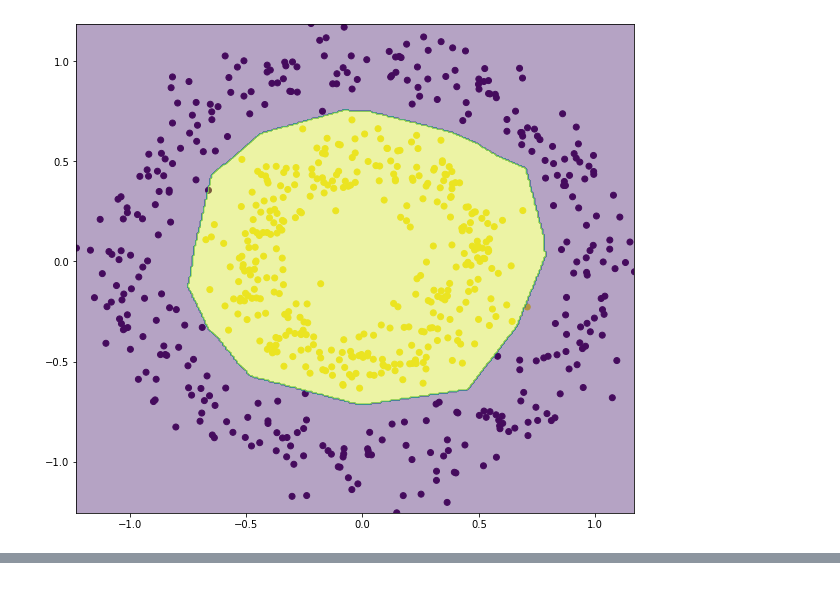
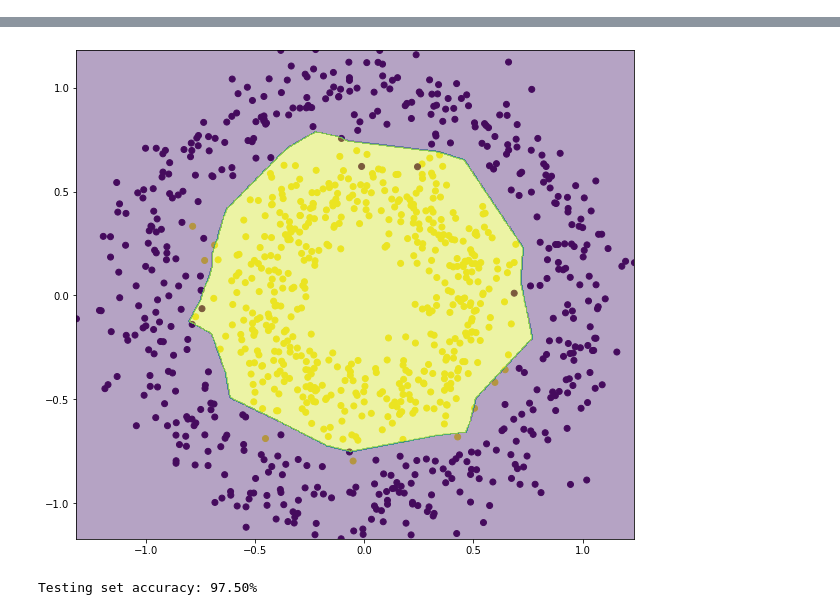
Before and after one commit to Mruzik1/NN-From-Scratch, a Jupyter notebook: src/new_neural_network.ipynb, the cells around one changed output, grey strips where cells are left out. Cells and saved outputs as stored; diff of their text form; code cells hidden in the pictures.

```diff
--- a/src/new_neural_network.ipynb
+++ b/src/new_neural_network.ipynb
@@ -195,2 +192,0 @@ draw_decision_boundary(network, X, y)
-# %%
-network.fit(X, y, criterion, epochs=500)
@@ -202,4 +193,4 @@ network.fit(X, y, criterion, epochs=500)
-# %%
-draw_decision_boundary(network, X, y)
-# %% [output]
-[figure, removed]
+# %%
+network.fit(X_train, y_train, criterion, epochs=1000, batch_size=64)
+draw_decision_boundary(network, X, y)
+# %% [output]
@@ -205,0 +203,6 @@ draw_decision_boundary(network, X, y)
+[figure, added]
+# %%
+acc = np.count_nonzero(network.predict(X_test).squeeze(axis=1) == y_test)/len(y_test)
+print(f'Testing set accuracy: {acc*100:.2f}%')
+# %% [output]
+Testing set accuracy: 97.50%
```
Also changed, not shown: parts of 9 cells of this notebook, 1 other file.
